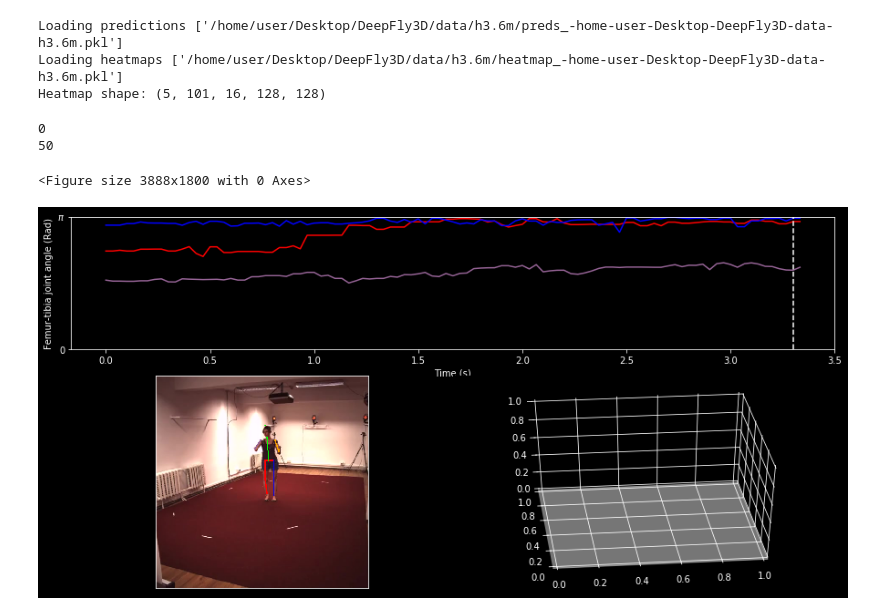
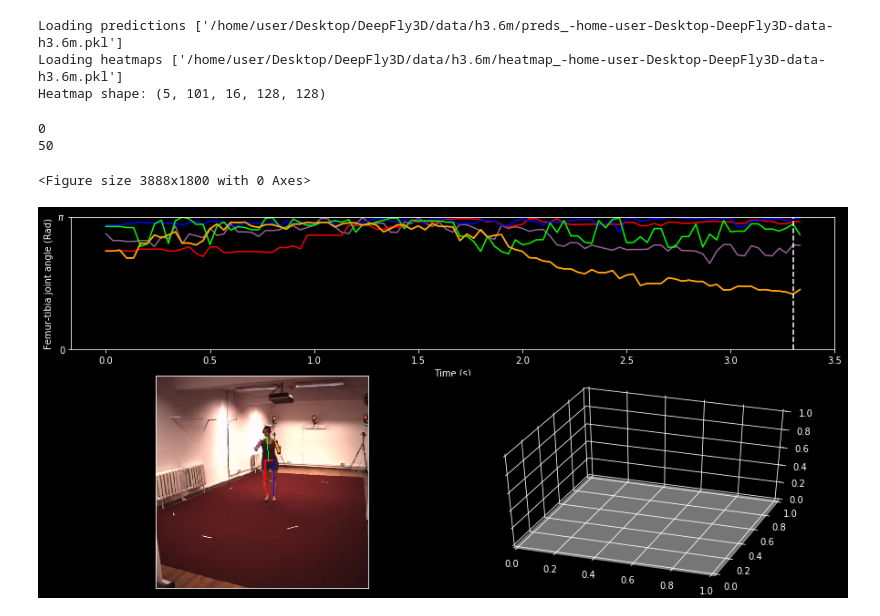
Before and after one commit to NeLy-EPFL/DeepFly3D, a Jupyter notebook: notebook_visualize/visualize_h36m.ipynb, the cells around one changed output. Drawn from its saved outputs; the diff is of its cells as text; code cells hidden in the pictures.

```diff
--- a/notebook_visualize/visualize_h36m.ipynb
+++ b/notebook_visualize/visualize_h36m.ipynb
@@ -50,7 +50,7 @@ Loading heatmaps ['/home/user/Desktop/DeepFly3D/data/h3.6m/heatmap_-home-user-De
 Heatmap shape: (5, 101, 16, 128, 128)
 # %%
 num_rows, num_cols = 5, 6
-joints_to_draw = [1,4,12]
+joints_to_draw = [11,14, 1, 4 ,7,14]
 colors = [skeleton.colors[skeleton.get_limb_id(j)] for j in joints_to_draw]
 colors = [(c[0]/255., c[1]/255., c[2]/255.) for c in colors]
 zorder = skeleton.get_zorder(cam_id)
@@ -69,32 +69,32 @@ ax3 = plt.subplot(gs1[2:,3:], projection='3d')
 
 ax2_set_data = ax2.imshow(camNet[cam_id].plot_2d(img_id=0))
 ax2.set_xticks([])
 ax2.set_yticks([])
 
 img_id_list = range(0, 100)
 
 for img_id in img_id_list:
     if img_id%50==0:
         print(img_id)
     ax1.clear()
     draw_time_series(ax1, np.squeeze(data_angle[:,[joints_to_draw]]), tick=img_id, segmentation=None, show_activation=False, colors_time=colors, fps=30, bias=0)
     ax2_set_data.set_data(camNet[cam_id].plot_2d(img_id=img_id, pts=points2d[img_id], zorder=zorder, thickness=thickness))
 
     c = cam_id = 1
     points3d = pts_t[img_id,:,:]
     ang = -90 - (camNet[c].rvec[1]*57.2)
-    period = 180 # frames
+    period = 360 # frames
     extend = 20
     ang_move = np.sin(2*np.pi*((img_id)/period))*extend
     ang += ang_move
 
     ax3.elev = 40
     zorder = skeleton.get_zorder(c)
     plot_drosophila_3d(ax_3d=ax3, points3d=pts_t[img_id,:], cam_id=c, ang=ang, zorder=zorder, colors=skeleton.colors)
     plt.savefig(os.path.join(output_folder, f'time_series_{img_id}.png'), figsize=(40,20), dpi=160, bbox_inches = 'tight')
     ax3.cla()
 # %% [output]
 0
 50
 <Figure size 3888x1800 with 0 Axes>
-[figure, old version]
+[figure, new version]
```
Also changed, not shown: 13 other files.
